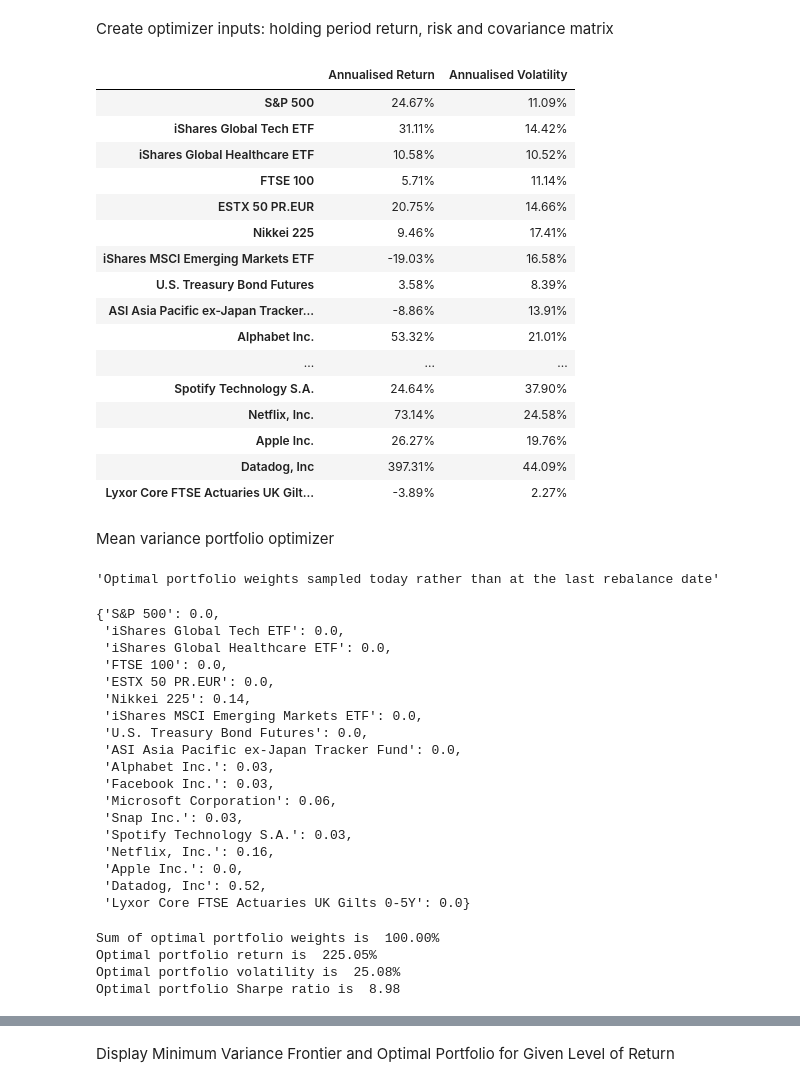
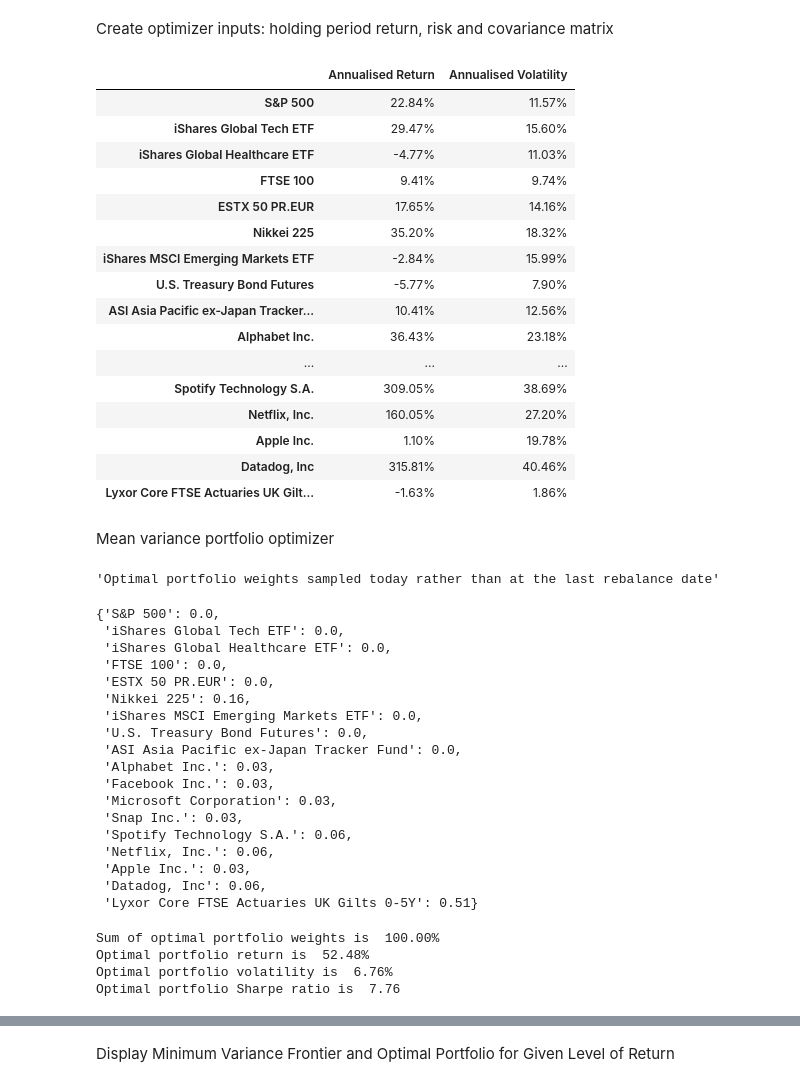
Before and after one commit to dhirlea/Portfolio-Optimizer, a Jupyter notebook: YahooPortfolioOptimizer.ipynb, the cells around one changed output, grey strips where cells are left out. Cells and saved outputs as stored; diff of their text form; code cells hidden in the pictures.

```diff
--- a/YahooPortfolioOptimizer.ipynb
+++ b/YahooPortfolioOptimizer.ipynb
@@ -139,7 +139,7 @@ Create optimizer inputs: holding period return, risk and covariance matrix
 # %%
 #Calculate a dataframe of return and volatility to use as input to optimizer
 
-mean_variance_lookback = 90
+mean_variance_lookback = 60
 optimizer_return_inputs_list = []
 optimizer_volatility_inputs_list = []
 
@@ -157,49 +157,49 @@ optimizer_inputs_df.style.format(format_dict)
 #Compute covariance matrix
 covariance_matrix = securities_return_df.tail(mean_variance_lookback).cov()*ann_factor
 
 #Print optimizer inputs for debugging purposes
 display(optimizer_inputs_df.style.format(format_dict))
 
 #Print covariance matrix for debugging purposes
 #display(covariance_matrix)
 
 #Create resampled dataframes of returns, volatility and a covariance matrix using the mean_vairance_lookback frequency
 resampled_securities_return_df = 1 + securities_return_df
 resampled_securities_return_df = resampled_securities_return_df.resample(str(mean_variance_lookback)+'D').apply(np.prod)
 resampled_securities_return_df = resampled_securities_return_df**(ann_factor/mean_variance_lookback) -1
 resampled_securities_return_df = resampled_securities_return_df.shift(periods = 1, fill_value = 0)
 
 resampled_volatility_df = securities_return_df.resample(str(mean_variance_lookback)+'D').std() * np.sqrt(ann_factor)
 resampled_volatility_df = resampled_volatility_df.shift(periods = 1, fill_value = 0)
 
 #Print resampled returns for debugging purposes
 #display(resampled_securities_return_df.tail())
 
 resampled_cov_matrix = {}
 
 for date in resampled_securities_return_df.index:
     resampled_cov_matrix[date] = resampled_securities_return_df.loc[date - dt.timedelta(mean_variance_lookback) : date,:].cov()
 
 #Print covariance matrix for debugging purposes
 #display(resampled_securities_return_df.tail())
 # %% [output]
 |  | Annualised Return | Annualised Volatility |
-| S&P 500 | 24.67% | 11.09% |
-| iShares Global Tech ETF | 31.11% | 14.42% |
-| iShares Global Healthcare ETF | 10.58% | 10.52% |
-| FTSE 100 | 5.71% | 11.14% |
-| ESTX 50 PR.EUR | 20.75% | 14.66% |
-| Nikkei 225 | 9.46% | 17.41% |
-| iShares MSCI Emerging Markets ETF | -19.03% | 16.58% |
-| U.S. Treasury Bond Futures | 3.58% | 8.39% |
-| ASI Asia Pacific ex-Japan Tracker... | -8.86% | 13.91% |
-| Alphabet Inc. | 53.32% | 21.01% |
+| S&P 500 | 22.84% | 11.57% |
+| iShares Global Tech ETF | 29.47% | 15.60% |
+| iShares Global Healthcare ETF | -4.77% | 11.03% |
+| FTSE 100 | 9.41% | 9.74% |
+| ESTX 50 PR.EUR | 17.65% | 14.16% |
+| Nikkei 225 | 35.20% | 18.32% |
+| iShares MSCI Emerging Markets ETF | -2.84% | 15.99% |
+| U.S. Treasury Bond Futures | -5.77% | 7.90% |
+| ASI Asia Pacific ex-Japan Tracker... | 10.41% | 12.56% |
+| Alphabet Inc. | 36.43% | 23.18% |
 | ... | ... | ... |
-| Spotify Technology S.A. | 24.64% | 37.90% |
-| Netflix, Inc. | 73.14% | 24.58% |
-| Apple Inc. | 26.27% | 19.76% |
-| Datadog, Inc | 397.31% | 44.09% |
-| Lyxor Core FTSE Actuaries UK Gilt... | -3.89% | 2.27% |
+| Spotify Technology S.A. | 309.05% | 38.69% |
+| Netflix, Inc. | 160.05% | 27.20% |
+| Apple Inc. | 1.10% | 19.78% |
+| Datadog, Inc | 315.81% | 40.46% |
+| Lyxor Core FTSE Actuaries UK Gilt... | -1.63% | 1.86% |
 # %% [markdown]
 Mean variance portfolio optimizer
 # %%
@@ -230,7 +230,7 @@ def optimizer_port_sharpe(weights):
 
 minimum_position_size = 0
 constraints = ({'type':'eq', 'fun' : lambda x: np.sum(x)-1})
-boundaries = [(0,1) if _ not in range(9,14) else (0.03,0.06)  for _ in range(len(securities_dictionary))] #tuple((minimum_position_size,1) for x in range(len(securities_dictionary)))
+boundaries = [(0,1) if _ not in range(9,17) else (0.03,0.06)  for _ in range(len(securities_dictionary))] #tuple((minimum_position_size,1) for x in range(len(securities_dictionary)))
 # constrained min holding in tech stocks of 6%
 
 
@@ -260,23 +260,23 @@ print('\n')
  'iShares Global Healthcare ETF': 0.0,
  'FTSE 100': 0.0,
  'ESTX 50 PR.EUR': 0.0,
- 'Nikkei 225': 0.14,
+ 'Nikkei 225': 0.16,
  'iShares MSCI Emerging Markets ETF': 0.0,
  'U.S. Treasury Bond Futures': 0.0,
  'ASI Asia Pacific ex-Japan Tracker Fund': 0.0,
  'Alphabet Inc.': 0.03,
  'Facebook Inc.': 0.03,
- 'Microsoft Corporation': 0.06,
+ 'Microsoft Corporation': 0.03,
  'Snap Inc.': 0.03,
- 'Spotify Technology S.A.': 0.03,
- 'Netflix, Inc.': 0.16,
- 'Apple Inc.': 0.0,
- 'Datadog, Inc': 0.52,
- 'Lyxor Core FTSE Actuaries UK Gilts 0-5Y': 0.0}
+ 'Spotify Technology S.A.': 0.06,
+ 'Netflix, Inc.': 0.06,
+ 'Apple Inc.': 0.03,
+ 'Datadog, Inc': 0.06,
+ 'Lyxor Core FTSE Actuaries UK Gilts 0-5Y': 0.51}
 Sum of optimal portfolio weights is  100.00%
-Optimal portfolio return is  225.05%
-Optimal portfolio volatility is  25.08%
-Optimal portfolio Sharpe ratio is  8.98
+Optimal portfolio return is  52.48%
+Optimal portfolio volatility is  6.76%
+Optimal portfolio Sharpe ratio is  7.76
 # %%
 #Create backtest history of optimal portfolio weights
 
```
Also changed, not shown: parts of 5 cells of this notebook.
